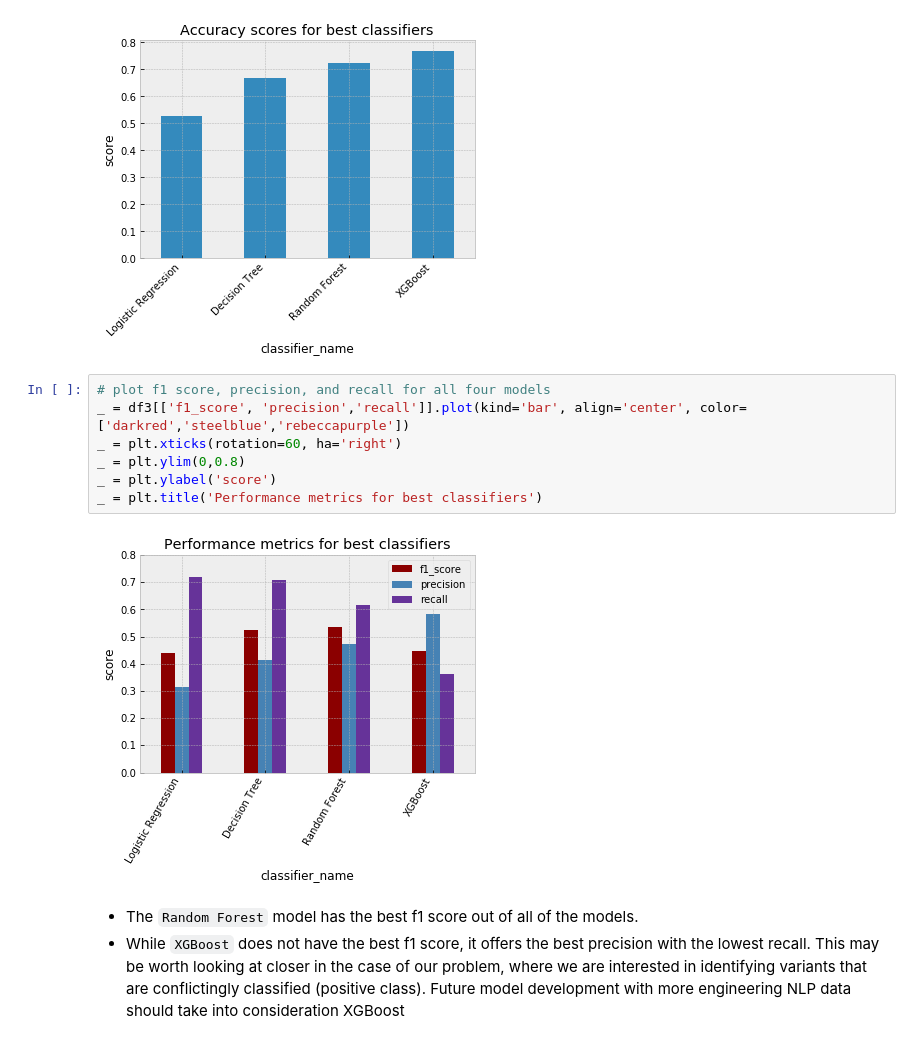
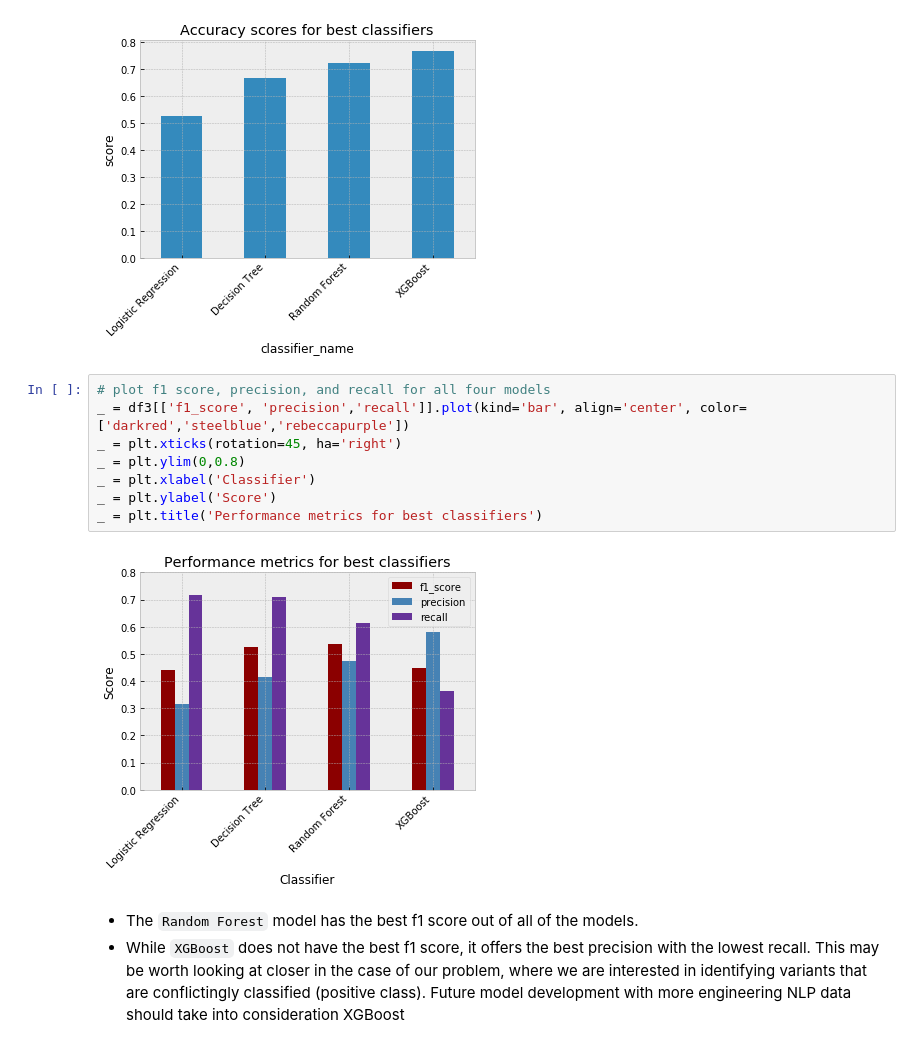
Before and after one commit to gksullan/Springboard_Capstone_1, a Jupyter notebook: final_model_results.ipynb, the cells around one changed output. Cells and saved outputs as stored; diff of their text form.

```diff
--- a/final_model_results.ipynb
+++ b/final_model_results.ipynb
@@ -111,12 +111,13 @@ _ = plt.title('Accuracy scores for best classifiers')
 # %%
 # plot f1 score, precision, and recall for all four models
 _ = df3[['f1_score', 'precision','recall']].plot(kind='bar', align='center', color=['darkred','steelblue','rebeccapurple'])
-_ = plt.xticks(rotation=60, ha='right')
+_ = plt.xticks(rotation=45, ha='right')
 _ = plt.ylim(0,0.8)
-_ = plt.ylabel('score')
+_ = plt.xlabel('Classifier')
+_ = plt.ylabel('Score')
 _ = plt.title('Performance metrics for best classifiers')
 # %% [output]
-[figure, old version]
+[figure, new version]
 # %% [markdown]
 - The `Random Forest` model has the best f1 score out of all of the models.
 - While `XGBoost` does not have the best f1 score, it offers the best precision with the lowest recall. This may be worth looking at closer in the case of our problem, where we are interested in identifying variants that are conflictingly classified (positive class). Future model development with more engineering NLP data should take into consideration XGBoost
```
Also changed, not shown: 4 other files.
